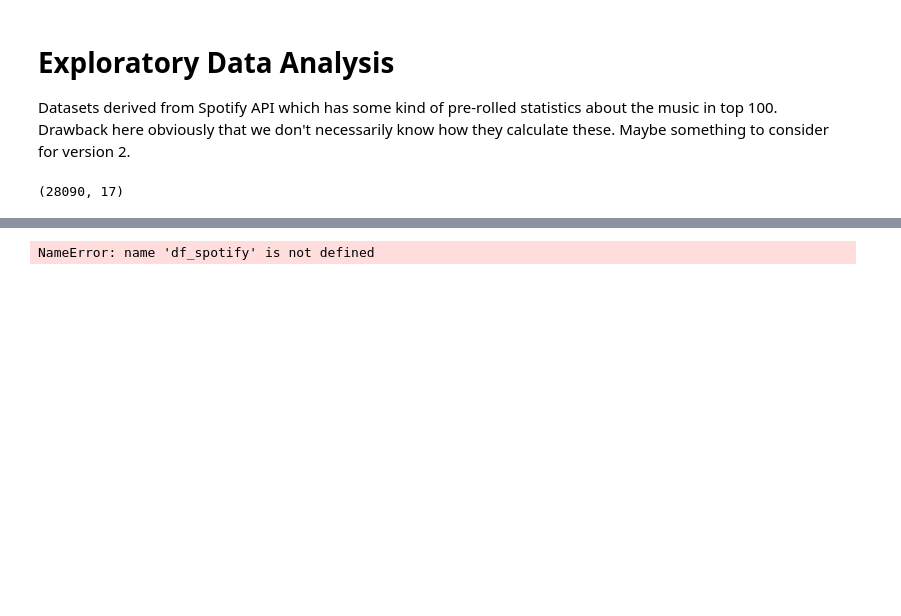
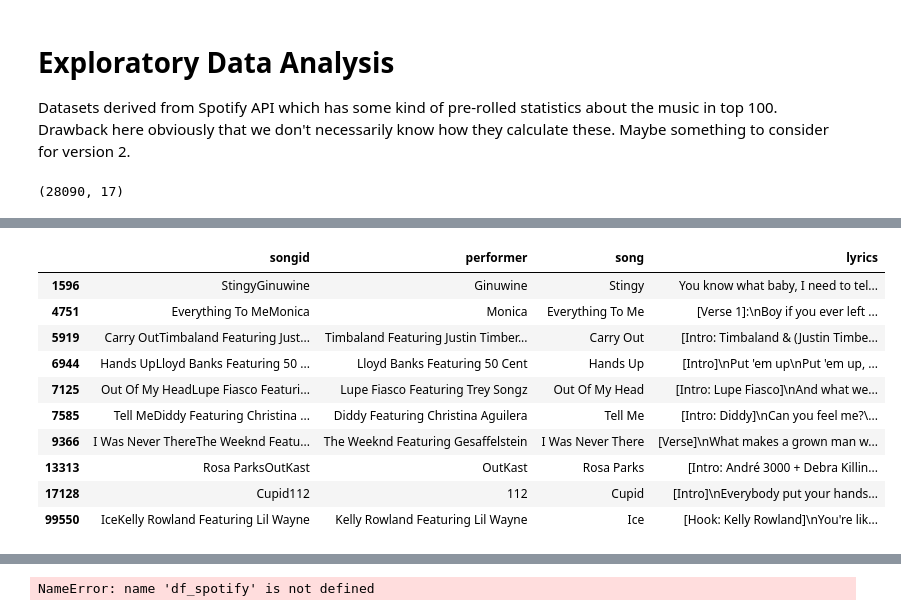
Before and after one commit to kaipak/street-pred, a Jupyter notebook: notebooks/eda.ipynb, the cells around one changed output, grey strips where cells are left out. Cells and saved outputs as stored; diff of their text form; code cells hidden in the pictures; blank space fills up the shorter version.

Commit message:
- Lyrics scrapper seems to work completely.

```diff
--- a/notebooks/eda.ipynb
+++ b/notebooks/eda.ipynb
@@ -21,6 +21,5 @@ df_spotify.shape
 # %% [output]
 (28090, 17)
 # %%
-df_af, df_bb = dataset.process_datasets('../data/raw/hot_100_audio_features.csv',
-                         '../data/raw/hot_stuff_2.csv',
-                         'foo')
+df_af, df_bb, df_ly = dataset.process_datasets('../data/raw/hot_100_audio_features.csv',
+                         '../data/raw/hot_stuff_2.csv', sample_size=10)
@@ -26,0 +44,14 @@ df_af, df_bb = dataset.process_datasets('../data/raw/hot_100_audio_features.csv'
+# %%
+df_ly
+# %% [output]
+|  | songid | performer | song | lyrics |
+| 1596 | StingyGinuwine | Ginuwine | Stingy | You know what baby, I need to tel... |
+| 4751 | Everything To MeMonica | Monica | Everything To Me | [Verse 1]:\nBoy if you ever left ... |
+| 5919 | Carry OutTimbaland Featuring Just... | Timbaland Featuring Justin Timber... | Carry Out | [Intro: Timbaland & (Justin Timbe... |
+| 6944 | Hands UpLloyd Banks Featuring 50 ... | Lloyd Banks Featuring 50 Cent | Hands Up | [Intro]\nPut 'em up\nPut 'em up, ... |
+| 7125 | Out Of My HeadLupe Fiasco Featuri... | Lupe Fiasco Featuring Trey Songz | Out Of My Head | [Intro: Lupe Fiasco]\nAnd what we... |
+| 7585 | Tell MeDiddy Featuring Christina ... | Diddy Featuring Christina Aguilera | Tell Me | [Intro: Diddy]\nCan you feel me?\... |
+| 9366 | I Was Never ThereThe Weeknd Featu... | The Weeknd Featuring Gesaffelstein | I Was Never There | [Verse]\nWhat makes a grown man w... |
+| 13313 | Rosa ParksOutKast | OutKast | Rosa Parks | [Intro: André 3000 + Debra Killin... |
+| 17128 | Cupid112 | 112 | Cupid | [Intro]\nEverybody put your hands... |
+| 99550 | IceKelly Rowland Featuring Lil Wayne | Kelly Rowland Featuring Lil Wayne | Ice | [Hook: Kelly Rowland]\nYou're lik... |
```
Also changed, not shown: parts of 7 cells of this notebook, 1 other file.
